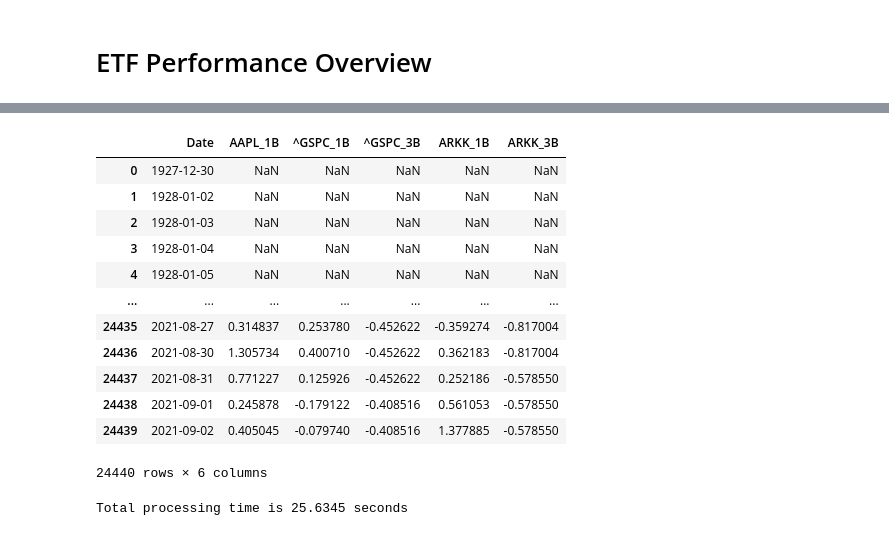
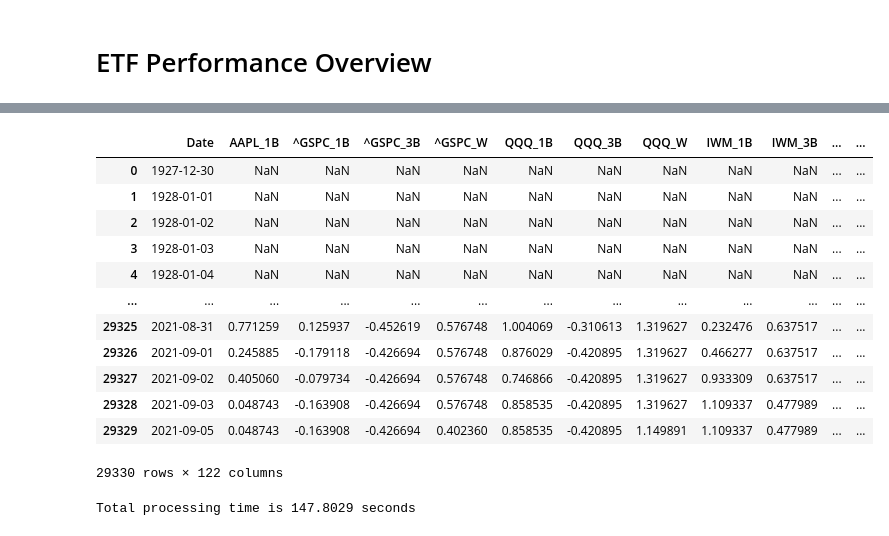
Before and after one commit to obsessedquant/ETF_Performance_Overview, a Jupyter notebook: ETF_Performance_Overview.ipynb, the cells around one changed output, grey strips where cells are left out. Drawn from its saved outputs; the diff is of its cells as text; code cells hidden in the pictures.

```diff
--- a/ETF_Performance_Overview.ipynb
+++ b/ETF_Performance_Overview.ipynb
@@ -79,6 +79,6 @@ See the caveats in the documentation: https://pandas.pydata.org/pandas-docs/stab
 # %%
 # tickers = ['^GSPC','ARKK']
-tickers = pd.read_csv("Input/stock_tickers.csv") # final script
+tickers = pd.read_csv("Inputs/ETFs.csv") # final script
 timeframe = ['1B','3B','W']
 
 for ticker in tickers:
@@ -174,21 +251,22 @@ See the caveats in the documentation: https://pandas.pydata.org/pandas-docs/stab
-# %%
-df
-# %% [output]
-|  | Date | AAPL_1B | ^GSPC_1B | ^GSPC_3B | ARKK_1B | ARKK_3B |
-| 0 | 1927-12-30 | NaN | NaN | NaN | NaN | NaN |
-| 1 | 1928-01-02 | NaN | NaN | NaN | NaN | NaN |
-| 2 | 1928-01-03 | NaN | NaN | NaN | NaN | NaN |
-| 3 | 1928-01-04 | NaN | NaN | NaN | NaN | NaN |
-| 4 | 1928-01-05 | NaN | NaN | NaN | NaN | NaN |
-| ... | ... | ... | ... | ... | ... | ... |
-| 24435 | 2021-08-27 | 0.314837 | 0.253780 | -0.452622 | -0.359274 | -0.817004 |
-| 24436 | 2021-08-30 | 1.305734 | 0.400710 | -0.452622 | 0.362183 | -0.817004 |
-| 24437 | 2021-08-31 | 0.771227 | 0.125926 | -0.452622 | 0.252186 | -0.578550 |
-| 24438 | 2021-09-01 | 0.245878 | -0.179122 | -0.408516 | 0.561053 | -0.578550 |
-| 24439 | 2021-09-02 | 0.405045 | -0.079740 | -0.408516 | 1.377885 | -0.578550 |
-24440 rows × 6 columns
-# %%
-toc = time.perf_counter()
-print(f"Total processing time is {toc-tic:0.4f} seconds")
-# %% [output]
-Total processing time is 25.6345 seconds
+# %%
+df.to_csv('Output/ETF_Perf_Overview.csv')
+df
+# %% [output]
+|  | Date | AAPL_1B | ^GSPC_1B | ^GSPC_3B | ^GSPC_W | QQQ_1B | QQQ_3B | QQQ_W | IWM_1B | IWM_3B | ... | ... |
+| 0 | 1927-12-30 | NaN | NaN | NaN | NaN | NaN | NaN | NaN | NaN | NaN | ... | ... |
+| 1 | 1928-01-01 | NaN | NaN | NaN | NaN | NaN | NaN | NaN | NaN | NaN | ... | ... |
+| 2 | 1928-01-02 | NaN | NaN | NaN | NaN | NaN | NaN | NaN | NaN | NaN | ... | ... |
+| 3 | 1928-01-03 | NaN | NaN | NaN | NaN | NaN | NaN | NaN | NaN | NaN | ... | ... |
+| 4 | 1928-01-04 | NaN | NaN | NaN | NaN | NaN | NaN | NaN | NaN | NaN | ... | ... |
+| ... | ... | ... | ... | ... | ... | ... | ... | ... | ... | ... | ... | ... |
+| 29325 | 2021-08-31 | 0.771259 | 0.125937 | -0.452619 | 0.576748 | 1.004069 | -0.310613 | 1.319627 | 0.232476 | 0.637517 | ... | ... |
+| 29326 | 2021-09-01 | 0.245885 | -0.179118 | -0.426694 | 0.576748 | 0.876029 | -0.420895 | 1.319627 | 0.466277 | 0.637517 | ... | ... |
+| 29327 | 2021-09-02 | 0.405060 | -0.079734 | -0.426694 | 0.576748 | 0.746866 | -0.420895 | 1.319627 | 0.933309 | 0.637517 | ... | ... |
+| 29328 | 2021-09-03 | 0.048743 | -0.163908 | -0.426694 | 0.576748 | 0.858535 | -0.420895 | 1.319627 | 1.109337 | 0.477989 | ... | ... |
+| 29329 | 2021-09-05 | 0.048743 | -0.163908 | -0.426694 | 0.402360 | 0.858535 | -0.420895 | 1.149891 | 1.109337 | 0.477989 | ... | ... |
+29330 rows × 122 columns
+# %%
+toc = time.perf_counter()
+print(f"Total processing time is {toc-tic:0.4f} seconds")
+# %% [output]
+Total processing time is 147.8029 seconds
```
Also changed, not shown: parts of 3 cells of this notebook, 5 other files.
